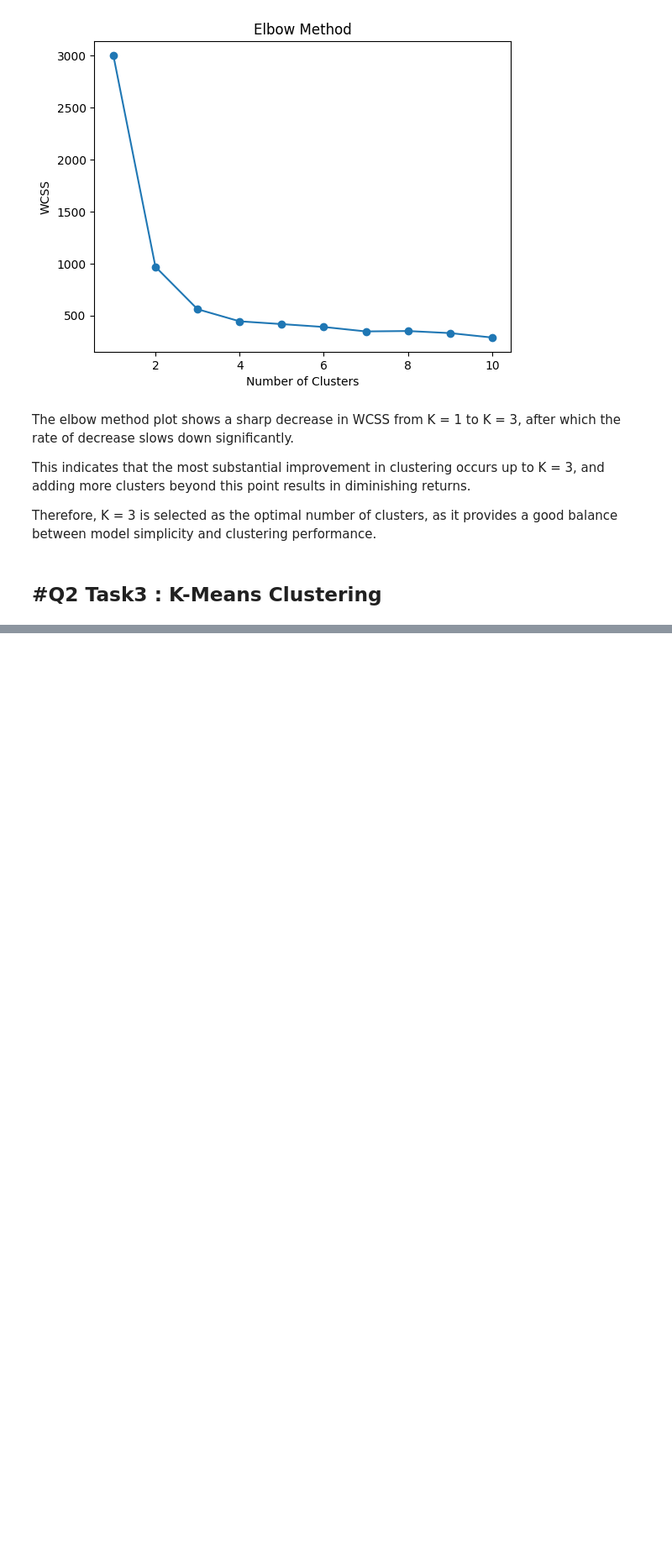
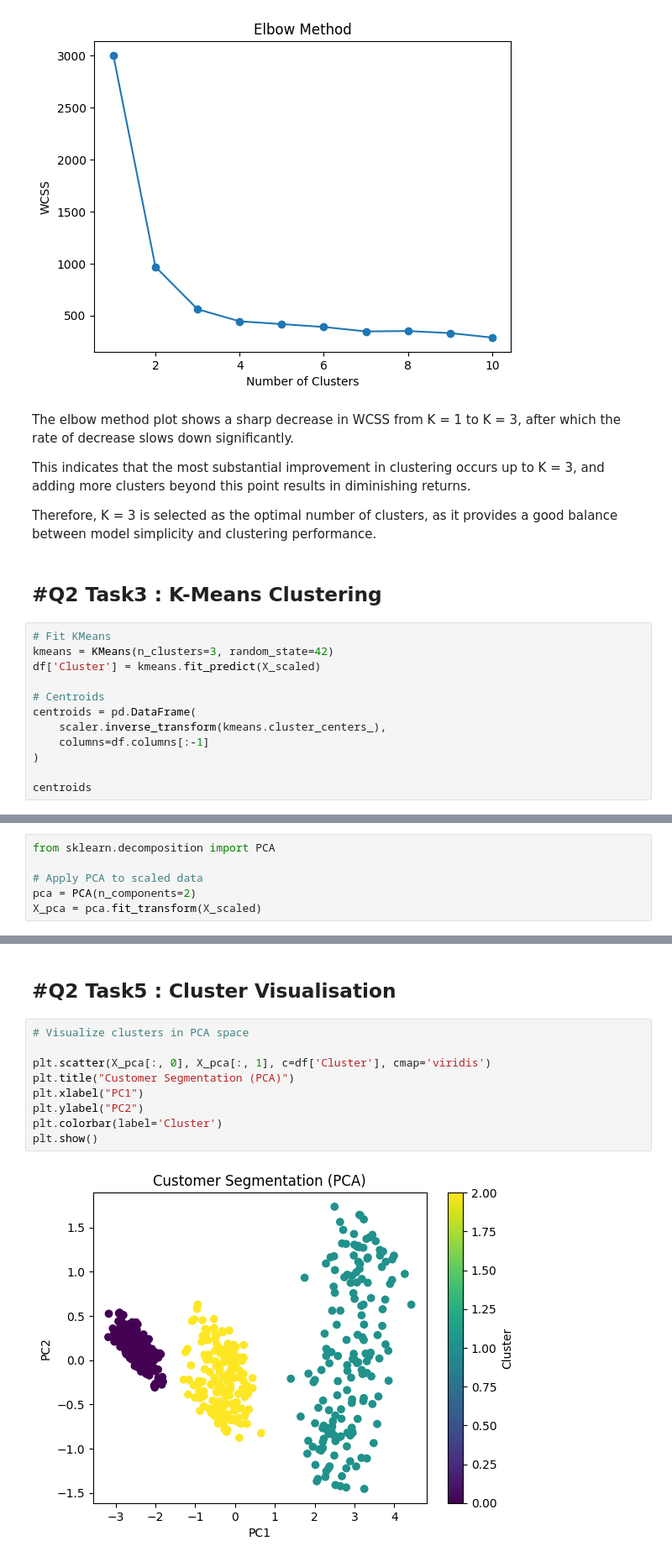
Before and after one commit to ShreyasRP94/assignment-04-ml-assessment-ShreyasPimple-bitsom_ba_2511032, a Jupyter notebook: ml_assessment_Shreyas_Pimple/part_a/q2_unsupervised.ipynb, the cells around one changed output, grey strips where cells are left out. Shown at 84% size. Cells and saved outputs as stored; diff of their text form; blank space fills up the shorter version.

```diff
--- a/ml_assessment_Shreyas_Pimple/part_a/q2_unsupervised.ipynb
+++ b/ml_assessment_Shreyas_Pimple/part_a/q2_unsupervised.ipynb
@@ -44,3 +44,15 @@ This indicates that the most substantial improvement in clustering occurs up to
 Therefore, K = 3 is selected as the optimal number of clusters, as it provides a good balance between model simplicity and clustering performance.
 # %% [markdown]
 ## **#Q2 Task3 :  K-Means Clustering**
+# %%
+# Fit KMeans
+kmeans = KMeans(n_clusters=3, random_state=42)
+df['Cluster'] = kmeans.fit_predict(X_scaled)
+
+# Centroids
+centroids = pd.DataFrame(
+    scaler.inverse_transform(kmeans.cluster_centers_),
+    columns=df.columns[:-1]
+)
+
+centroids
@@ -46,0 +76,6 @@ Therefore, K = 3 is selected as the optimal number of clusters, as it provides a
+# %%
+from sklearn.decomposition import PCA
+
+# Apply PCA to scaled data
+pca = PCA(n_components=2)
+X_pca = pca.fit_transform(X_scaled)
@@ -46,0 +118,13 @@ Therefore, K = 3 is selected as the optimal number of clusters, as it provides a
+# %% [markdown]
+## **#Q2 Task5 : Cluster Visualisation**
+# %%
+# Visualize clusters in PCA space
+
+plt.scatter(X_pca[:, 0], X_pca[:, 1], c=df['Cluster'], cmap='viridis')
+plt.title("Customer Segmentation (PCA)")
+plt.xlabel("PC1")
+plt.ylabel("PC2")
+plt.colorbar(label='Cluster')
+plt.show()
+# %% [output]
+[figure, added]
```
Also changed, not shown: parts of 7 cells of this notebook.
